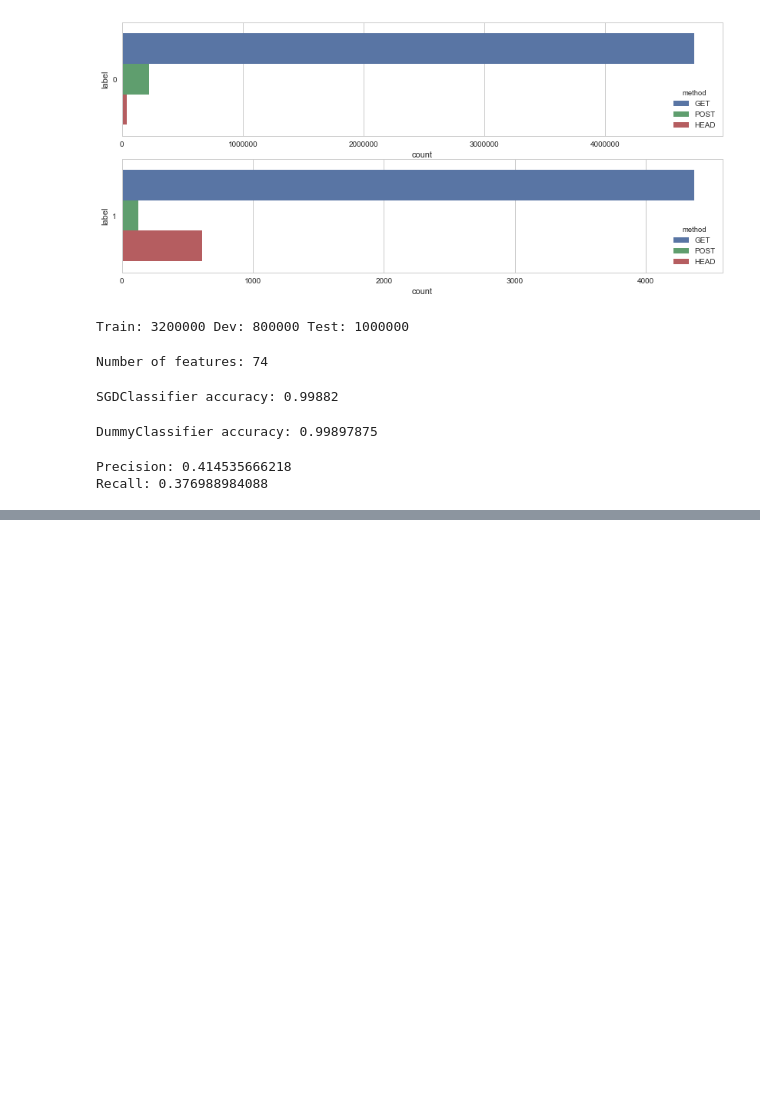
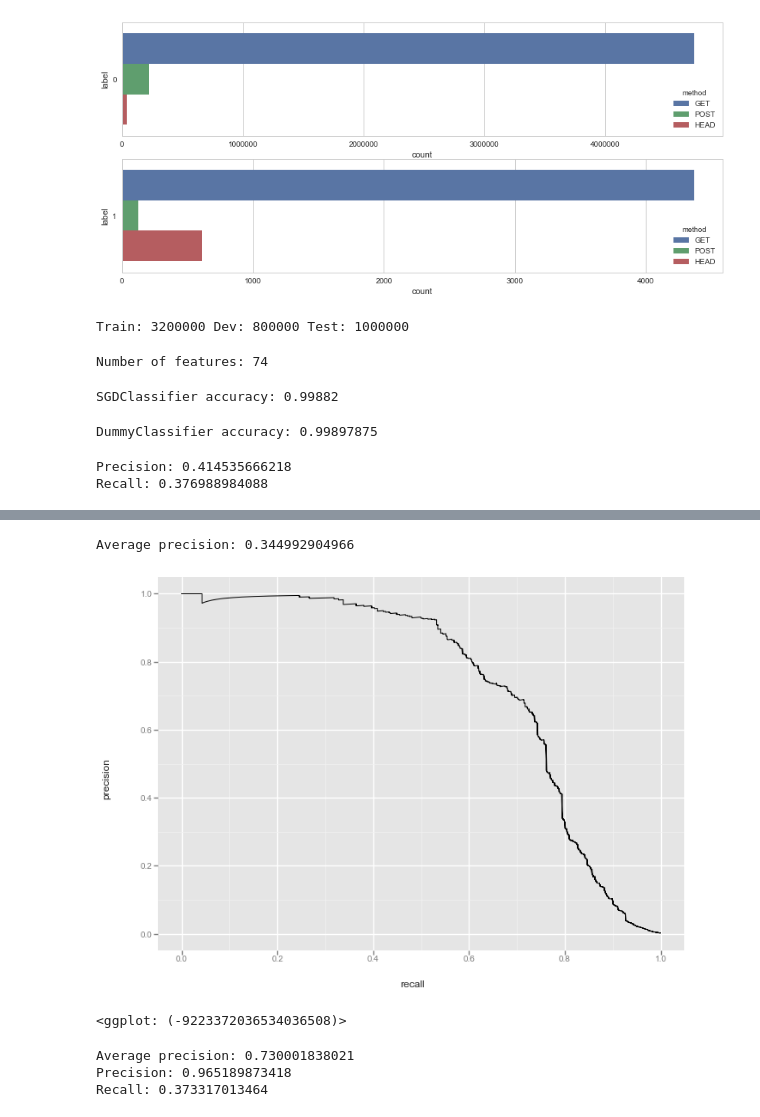
Before and after one commit to greywizard/ml-waf-tutorial, a Jupyter notebook: ml-waf-tutorial-notebook-part-1.ipynb, the cells around one changed output, grey strips where cells are left out. Saved outputs shown, nothing was run; the diff lists cells and outputs as text; code cells hidden in the pictures; blank space fills up the shorter version.

```diff
--- a/ml-waf-tutorial-notebook-part-1.ipynb
+++ b/ml-waf-tutorial-notebook-part-1.ipynb
@@ -130,0 +131,32 @@ plot_precision_recall_curve(y_dev, y_pred_scores)
+# %%
+from sklearn.metrics import average_precision_score
+print('Average precision:', average_precision_score(y_dev, y_pred_scores))
+# %% [output]
+Average precision: 0.344992904966
+# %%
+from sklearn.pipeline import Pipeline
+from xgboost import XGBClassifier
+
+count_vectorizer = CountVectorizer(analyzer='char', min_df=10)
+xgb = XGBClassifier(seed=0)
+pipeline = Pipeline([
+    ('count_vectorizer', count_vectorizer),
+    ('xgb', xgb)
+])
+# %%
+pipeline.fit(x_train['uri'], y_train)
+y_pred = pipeline.predict(x_dev['uri'])
+y_pred_proba = pipeline.predict_proba(x_dev['uri'])
+# %%
+plot_precision_recall_curve(y_dev, y_pred_proba[:, 1])
+# %% [output]
+[figure, added]
+<ggplot: (-9223372036534036508)>
+# %%
+print('Average precision:', average_precision_score(y_dev, y_pred_proba[:, 1]))
+print('Precision:', precision_score(y_dev, y_pred))
+print('Recall:', recall_score(y_dev, y_pred))
+# %% [output]
+Average precision: 0.730001838021
+Precision: 0.965189873418
+Recall: 0.373317013464
```
Also changed, not shown: parts of 2 cells of this notebook.
